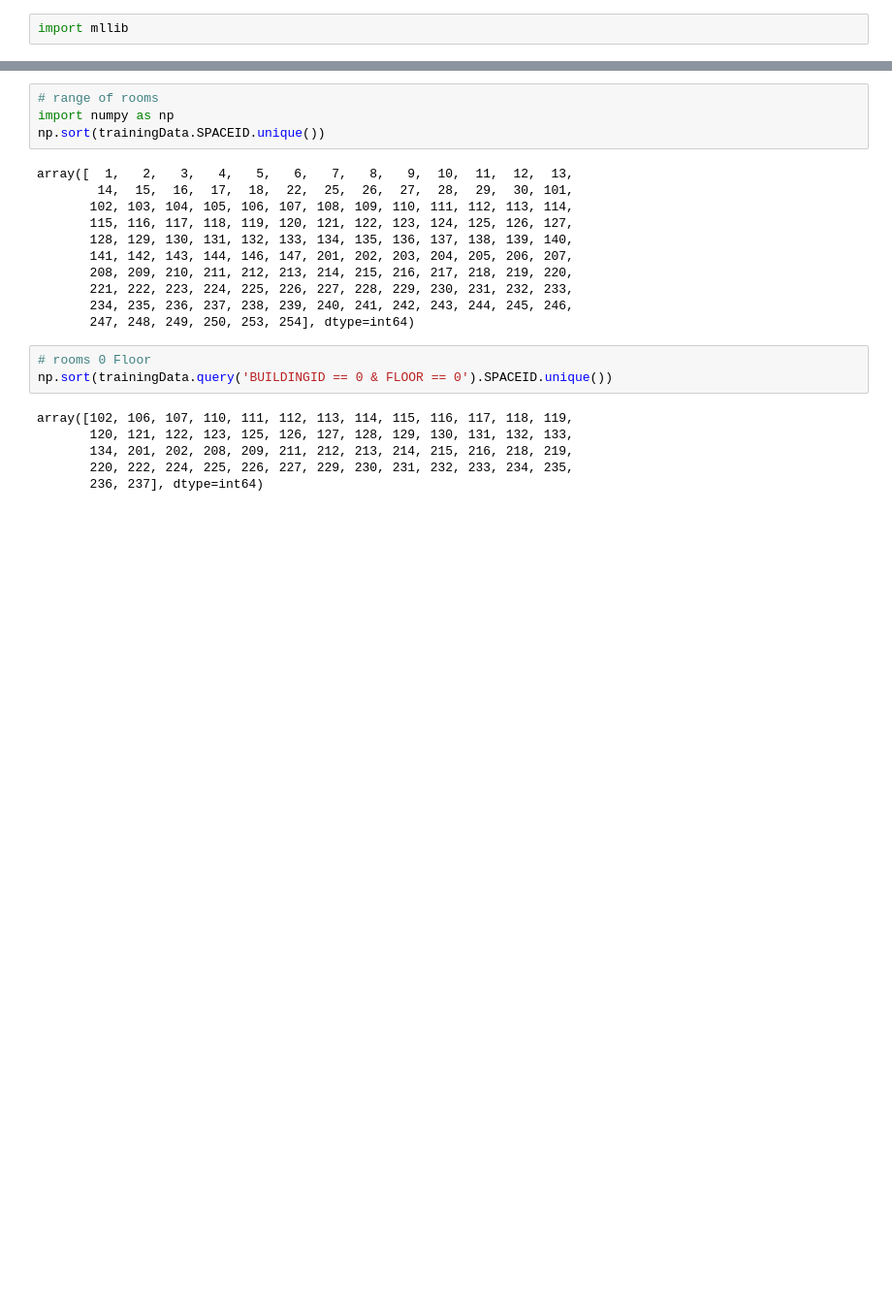
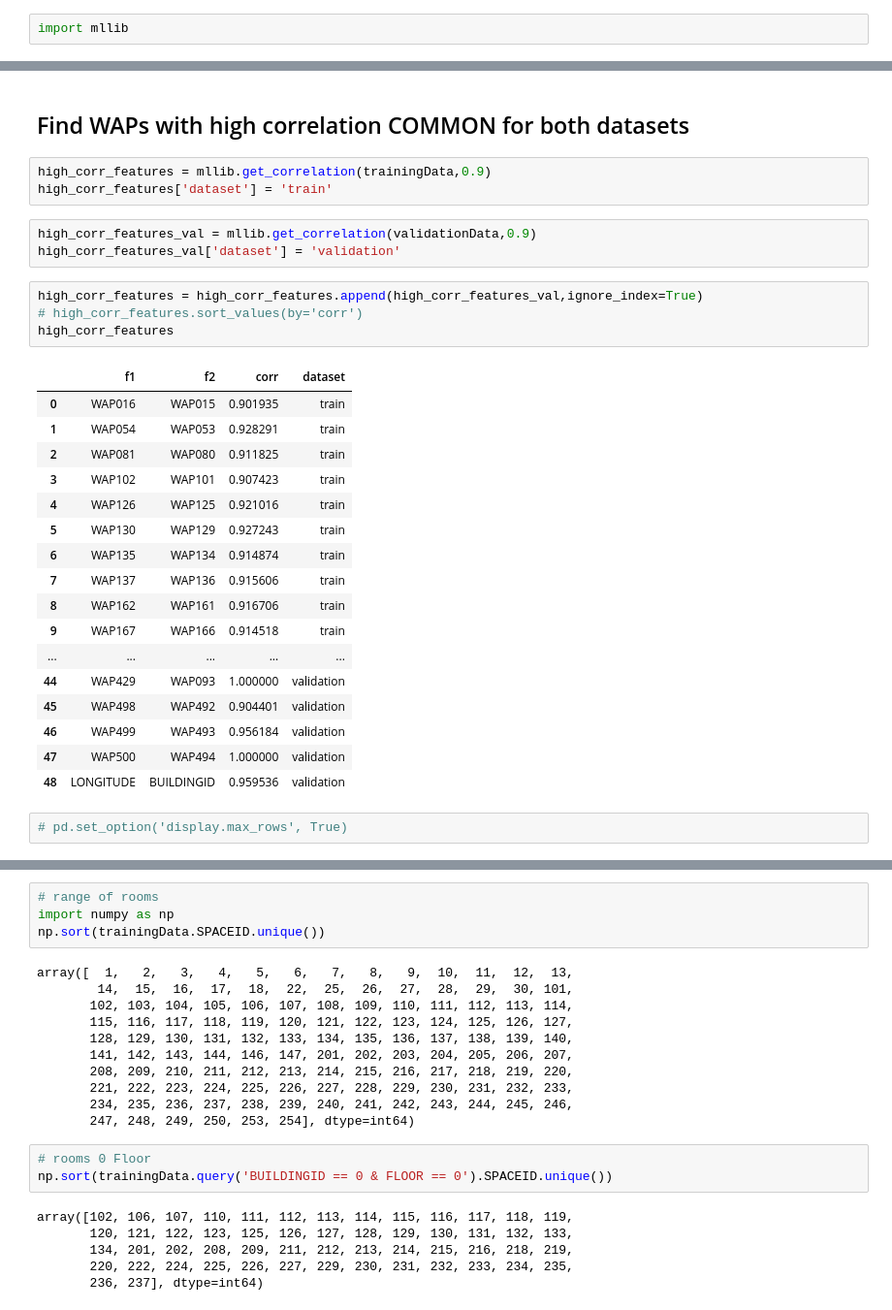
Before and after one commit to vk1408/UJIIndoorLoc, a Jupyter notebook: UJIIndoorLoc.ipynb, the cells around one changed output, grey strips where cells are left out. Shown at 97% size. Drawn from its saved outputs; the diff is of its cells as text; blank space fills up the shorter version.

```diff
--- a/UJIIndoorLoc.ipynb
+++ b/UJIIndoorLoc.ipynb
@@ -73,0 +85,32 @@ buildings_floors
+# %% [markdown]
+## Find WAPs with high correlation COMMON for both datasets
+# %%
+high_corr_features = mllib.get_correlation(trainingData,0.9)
+high_corr_features['dataset'] = 'train'
+# %%
+high_corr_features_val = mllib.get_correlation(validationData,0.9)
+high_corr_features_val['dataset'] = 'validation'
+# %%
+high_corr_features = high_corr_features.append(high_corr_features_val,ignore_index=True)
+# high_corr_features.sort_values(by='corr')
+high_corr_features
+# %% [output]
+|  | f1 | f2 | corr | dataset |
+| 0 | WAP016 | WAP015 | 0.901935 | train |
+| 1 | WAP054 | WAP053 | 0.928291 | train |
+| 2 | WAP081 | WAP080 | 0.911825 | train |
+| 3 | WAP102 | WAP101 | 0.907423 | train |
+| 4 | WAP126 | WAP125 | 0.921016 | train |
+| 5 | WAP130 | WAP129 | 0.927243 | train |
+| 6 | WAP135 | WAP134 | 0.914874 | train |
+| 7 | WAP137 | WAP136 | 0.915606 | train |
+| 8 | WAP162 | WAP161 | 0.916706 | train |
+| 9 | WAP167 | WAP166 | 0.914518 | train |
+| ... | ... | ... | ... | ... |
+| 44 | WAP429 | WAP093 | 1.000000 | validation |
+| 45 | WAP498 | WAP492 | 0.904401 | validation |
+| 46 | WAP499 | WAP493 | 0.956184 | validation |
+| 47 | WAP500 | WAP494 | 1.000000 | validation |
+| 48 | LONGITUDE | BUILDINGID | 0.959536 | validation |
+# %%
+# pd.set_option('display.max_rows', True)
```
Also changed, not shown: parts of 82 cells of this notebook.
